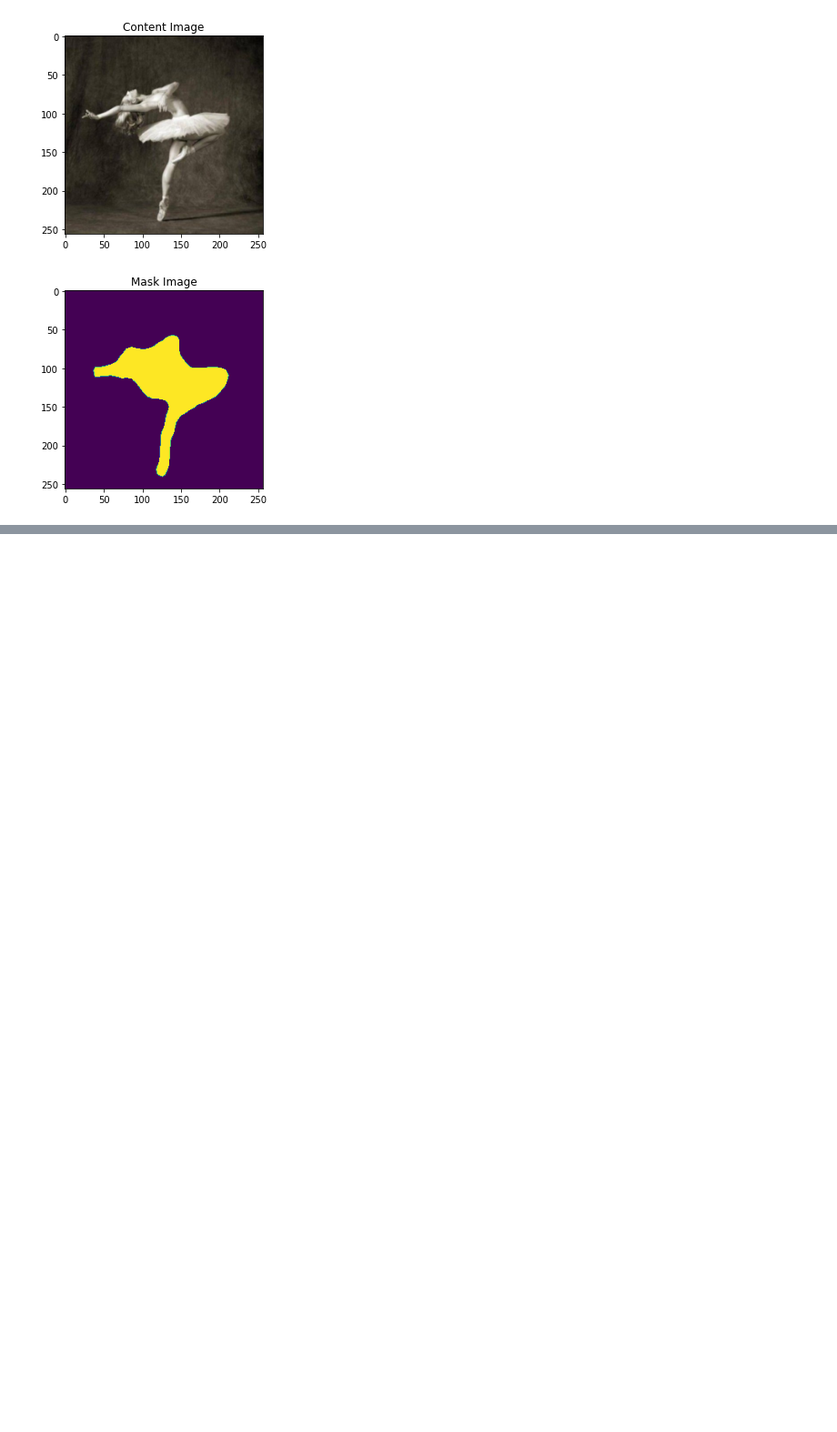
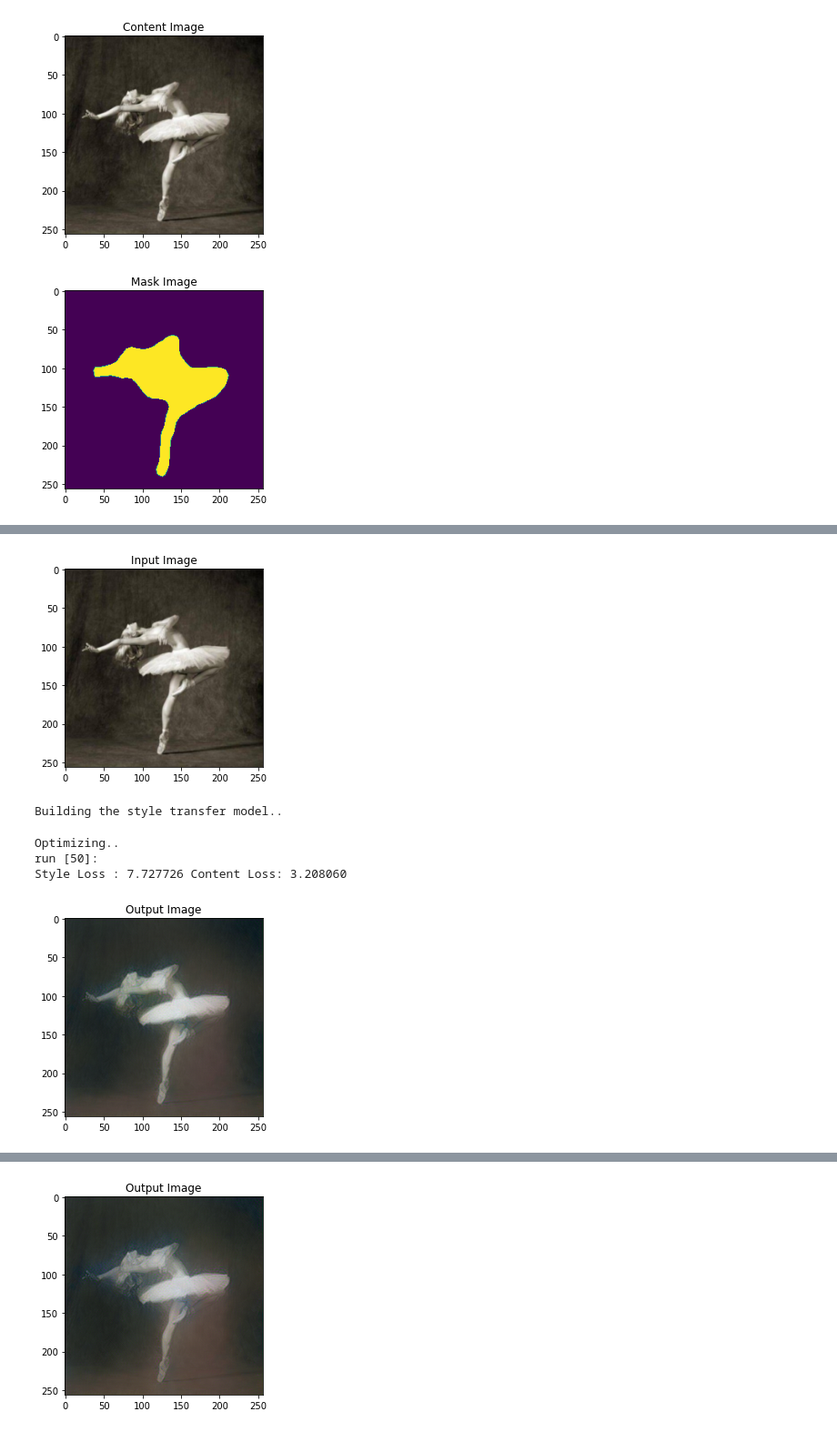
Before and after one commit to LevPerla/DLS_CV_Course, a Jupyter notebook: homeworks_2/HW_NST_pix2pix_CycleGAN.ipynb, the cells around one changed output, grey strips where cells are left out. Shown at 91% size. Drawn from its saved outputs; the diff is of its cells as text; code cells hidden in the pictures; blank space fills up the shorter version.

```diff
--- a/homeworks_2/HW_NST_pix2pix_CycleGAN.ipynb
+++ b/homeworks_2/HW_NST_pix2pix_CycleGAN.ipynb
@@ -82,7 +80,7 @@ detector_model = models.detection.maskrcnn_resnet50_fpn(pretrained=True)
 detector_model.eval()
 predictions = detector_model(content_img)
 mask_img = (predictions[0]["masks"][0] > 0.5) * 1
-mask_img = mask_img.type(torch.DoubleTensor)
+mask_img = mask_img.type(torch.FloatTensor).unsqueeze(0)
 # %%
 unloader = transforms.ToPILImage() # тензор в кратинку
 
@@ -142,6 +140,13 @@ def gram_matrix(input):
 class StyleLoss(nn.Module):
         def __init__(self, target_feature):
             super(StyleLoss, self).__init__()
+
+            # print("imput size:",target_feature.shape)
+            mask = chanel_interpolate(mask_img, target_feature.shape[1],
+                                      target_feature.shape[2],
+                                      target_feature.shape[3])
+            # print("mask size:",mask.shape)
+            target_feature = torch.mul(target_feature, mask)
             self.target = gram_matrix(target_feature).detach()
             self.loss = F.mse_loss(self.target, self.target)# to initialize with something
 
@@ -283,6 +290,11 @@ def run_style_transfer(cnn, normalization_mean, normalization_std,
                         style_score.item(), content_score.item()))
                     print()
 
+                    plt.figure()
+                    imshow(input_img, title='Output Image')
+                    plt.ioff()
+                    plt.show()
+
                 return style_score + content_score
 
             optimizer.step(closure)
@@ -291,3 +303,20 @@ def run_style_transfer(cnn, normalization_mean, normalization_std,
         input_img.data.clamp_(0, 1)
 
         return input_img
+# %%
+input_img = content_img.clone()
+# if you want to use white noise instead uncomment the below line:
+# input_img = torch.randn(content_img.data.size(), device=device)
+
+# add the original input image to the figure:
+plt.figure()
+imshow(input_img, title='Input Image')
+output = run_style_transfer(cnn, cnn_normalization_mean, cnn_normalization_std,
+                            content_img, style_img, input_img, num_steps=100)
+# %% [output]
+[figure, added]
+Building the style transfer model..
+Optimizing..
+run [50]:
+Style Loss : 7.727726 Content Loss: 3.208060
+[figure, added]
@@ -293,0 +325 @@ def run_style_transfer(cnn, normalization_mean, normalization_std,
+[figure, added]
```
Also changed, not shown: parts of 5 cells of this notebook.
